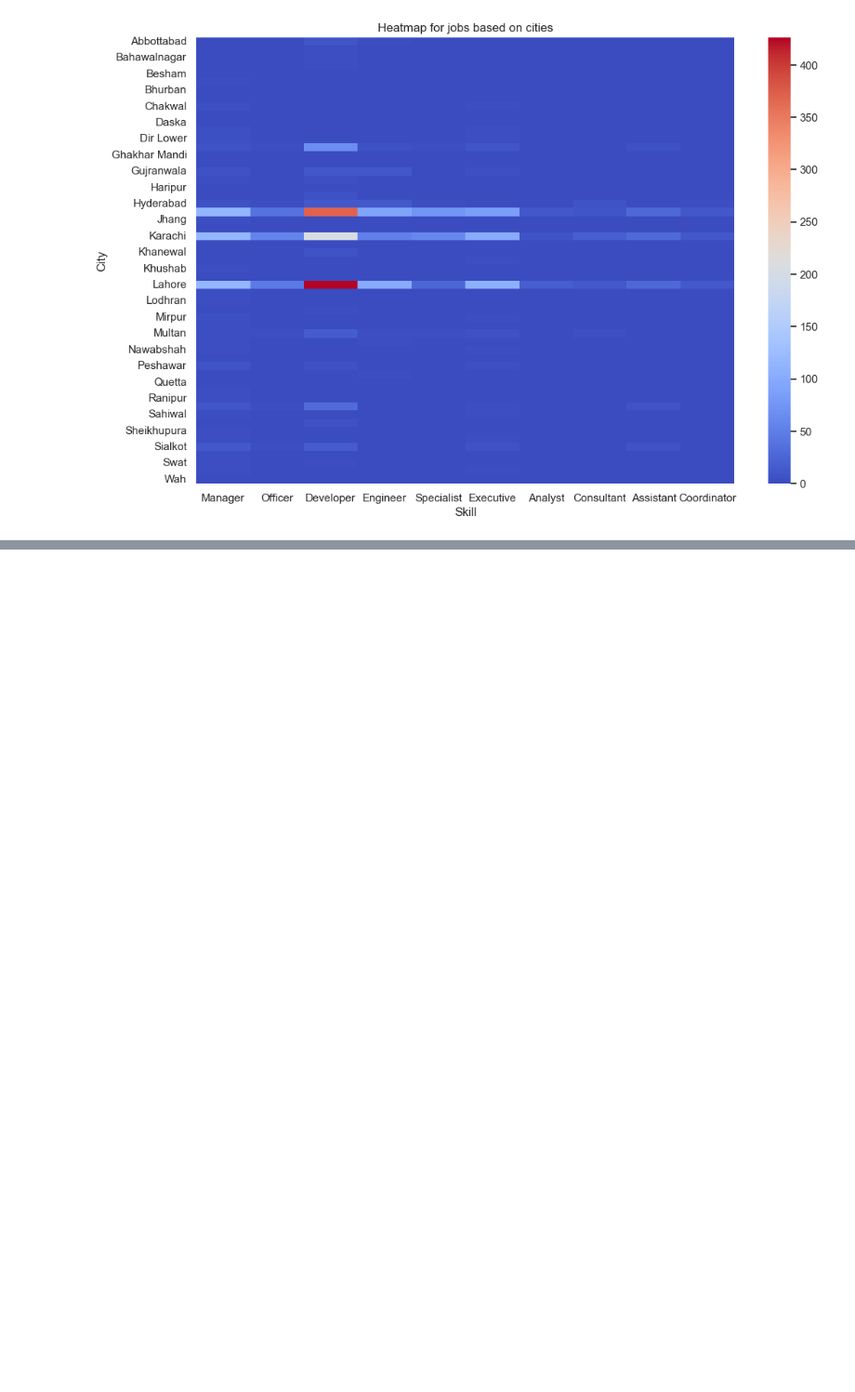
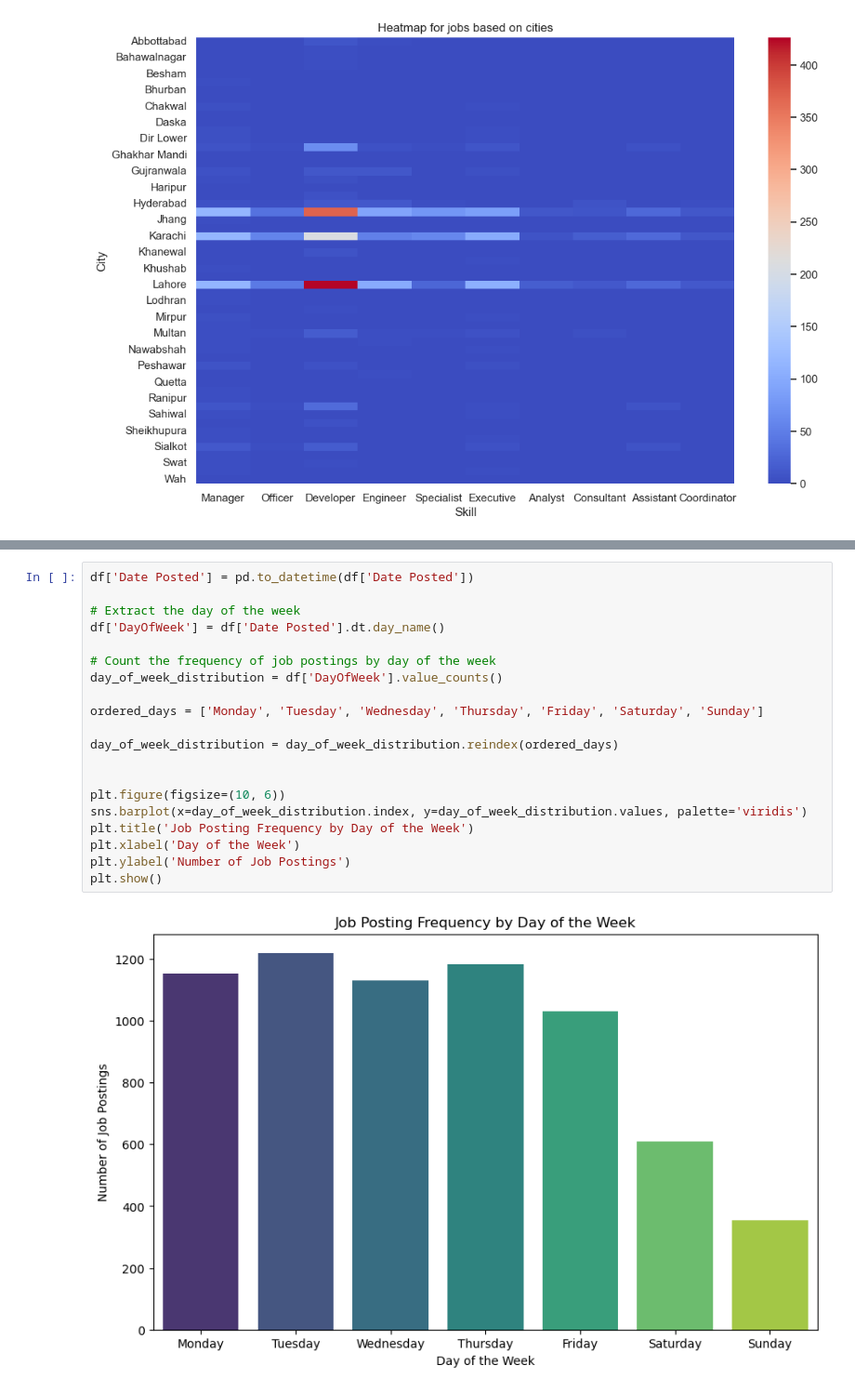
Before and after one commit to hassansultankhan/KMean_machineLearning, a Jupyter notebook: Pakistan_jobs.ipynb, the cells around one changed output, grey strips where cells are left out. Shown at 93% size. Saved outputs shown, nothing was run; the diff lists cells and outputs as text; blank space fills up the shorter version.

```diff
--- a/Pakistan_jobs.ipynb
+++ b/Pakistan_jobs.ipynb
@@ -317,0 +345,22 @@ plt.show()
+# %%
+df['Date Posted'] = pd.to_datetime(df['Date Posted'])
+
+# Extract the day of the week
+df['DayOfWeek'] = df['Date Posted'].dt.day_name()
+
+# Count the frequency of job postings by day of the week
+day_of_week_distribution = df['DayOfWeek'].value_counts()
+
+ordered_days = ['Monday', 'Tuesday', 'Wednesday', 'Thursday', 'Friday', 'Saturday', 'Sunday']
+
+day_of_week_distribution = day_of_week_distribution.reindex(ordered_days)
+
+
+plt.figure(figsize=(10, 6))
+sns.barplot(x=day_of_week_distribution.index, y=day_of_week_distribution.values, palette='viridis')
+plt.title('Job Posting Frequency by Day of the Week')
+plt.xlabel('Day of the Week')
+plt.ylabel('Number of Job Postings')
+plt.show()
+# %% [output]
+[figure, added]
```
Also changed, not shown: parts of 3 cells of this notebook.
